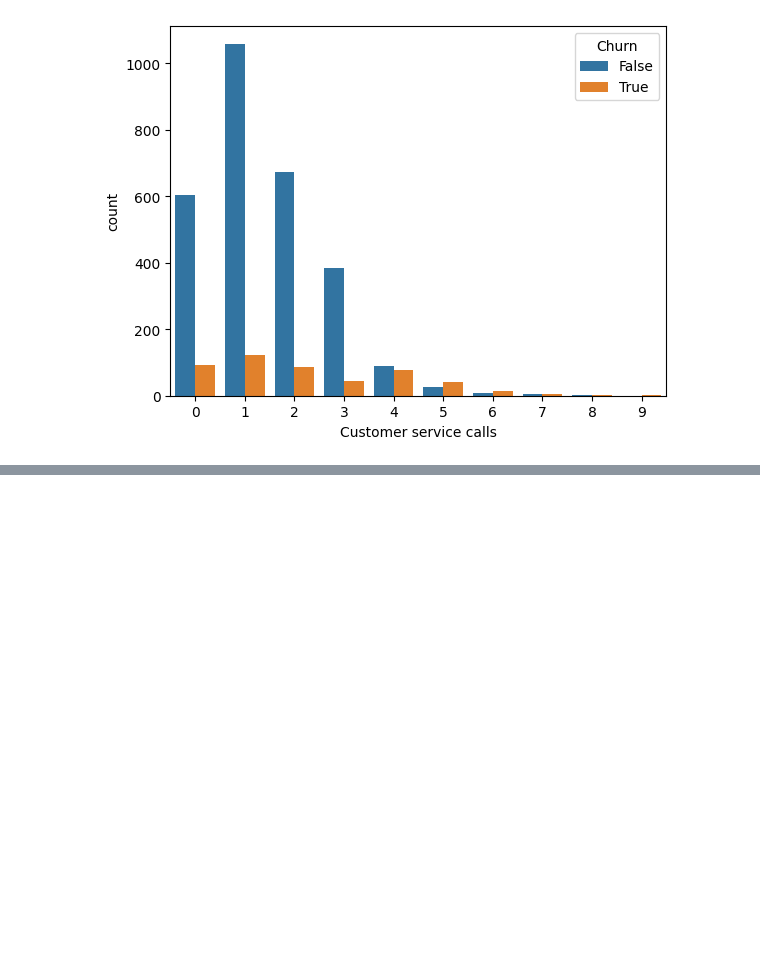
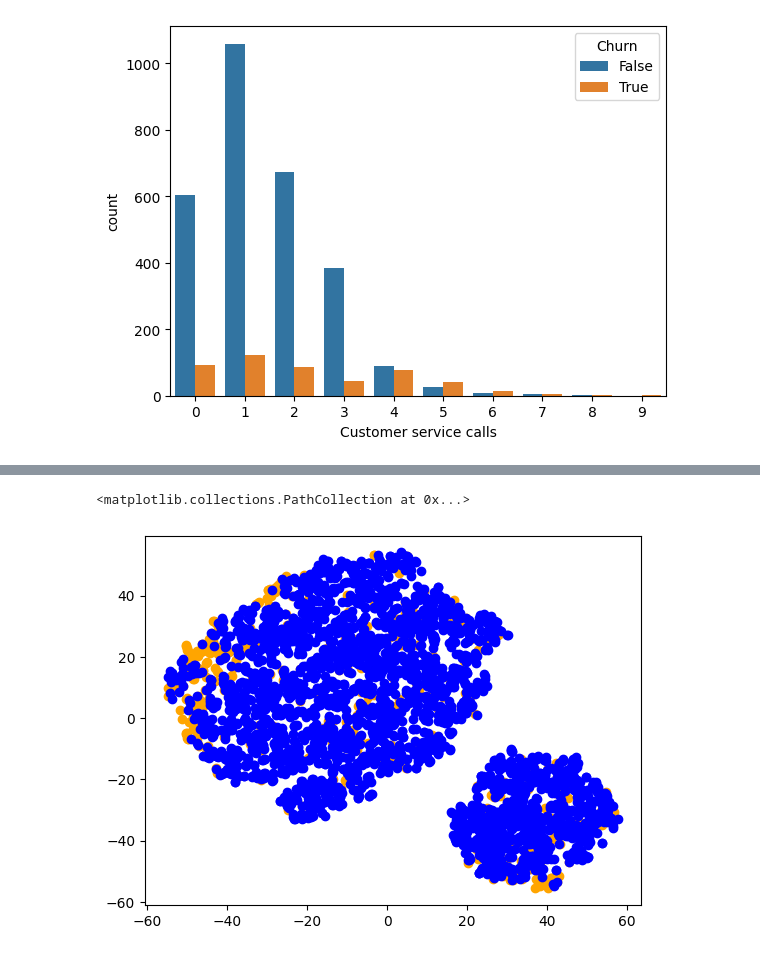
Before and after one commit to Venchislav/Data-Science, a Jupyter notebook: plots2.ipynb, the cells around one changed output, grey strips where cells are left out. Saved outputs shown, nothing was run; the diff lists cells and outputs as text; code cells hidden in the pictures; blank space fills up the shorter version.

```diff
--- a/plots2.ipynb
+++ b/plots2.ipynb
@@ -34,0 +86,9 @@ sns.countplot(x='Customer service calls', hue='Churn', data=df);
+# %%
+plt.scatter(tsne.embedding_[df2['Churn'].values, 0],
+            tsne.embedding_[df2['Churn'].values, 1], color='orange')
+
+plt.scatter(tsne.embedding_[~df2['Churn'].values, 0],
+            tsne.embedding_[~df2['Churn'].values, 1], color='blue')
+# %% [output]
+<matplotlib.collections.PathCollection at 0x...>
+[figure, added]
```
Also changed, not shown: parts of 12 cells of this notebook.
